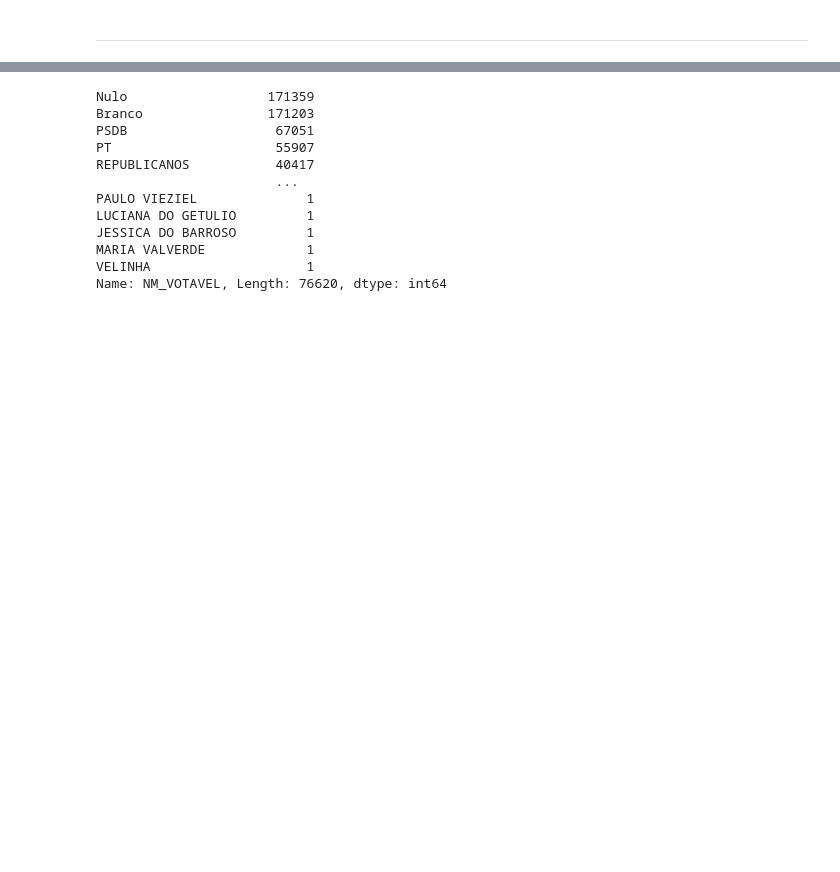
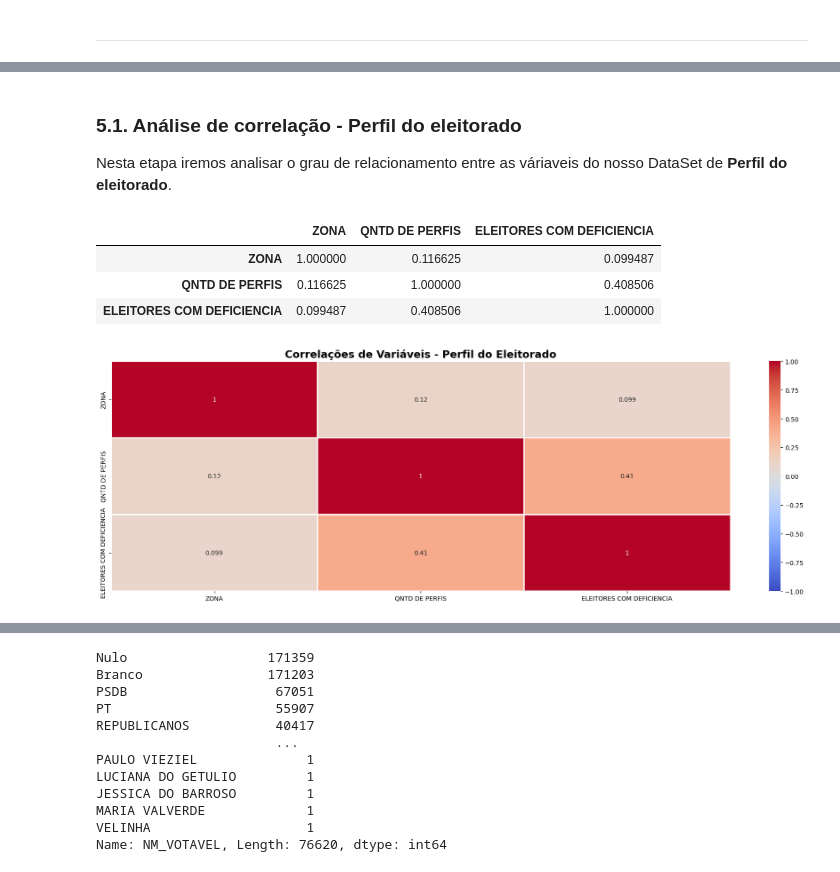
Before and after one commit to gideoni-santos/desafio-RenovaBR, a Jupyter notebook: relatorio.ipynb, the cells around one changed output, grey strips where cells are left out. Drawn from its saved outputs; the diff is of its cells as text; code cells hidden in the pictures; blank space fills up the shorter version.

Commit message:
analisando correlação das variaveis

```diff
--- a/relatorio.ipynb
+++ b/relatorio.ipynb
@@ -835,0 +840,33 @@ Como já podemos constatar nos DataFrame acima, os valores foram renomeados conf
+# %% [markdown]
+### **5.1. Análise de correlação - Perfil do eleitorado**
+
+Nesta etapa iremos analisar o grau de relacionamento entre as váriaveis do nosso DataSet de **Perfil do eleitorado**.
+# %%
+#Usando o metodo corr() para verificar a correlação das variaveis
+correlacao_eleitorado_sp = eleitorado_clean_sp.corr()
+
+correlacao_eleitorado_sp
+# %% [output]
+|  | ZONA | QNTD DE PERFIS | ELEITORES COM DEFICIENCIA |
+| ZONA | 1.000000 | 0.116625 | 0.099487 |
+| QNTD DE PERFIS | 0.116625 | 1.000000 | 0.408506 |
+| ELEITORES COM DEFICIENCIA | 0.099487 | 0.408506 | 1.000000 |
+# %%
+# Definindo tamanho da figura:
+fig, ax = plt.subplots(figsize=(18, 6))
+
+# Criando o Heatmap:
+ax = sns.heatmap(data=correlacao_eleitorado_sp,
+                 vmin=-1,
+                 vmax=1,
+                 annot=True,
+                 linewidths=1,
+                 cmap='coolwarm')
+
+# Formatação:
+plt.title('Correlações de Variáveis - Perfil do Eleitorado', pad=6, fontdict={'size': 17,
+                                                        'weight': 'bold'})
+
+plt.show()
+# %% [output]
+[figure, added]
```
Also changed, not shown: parts of 5 cells of this notebook.
